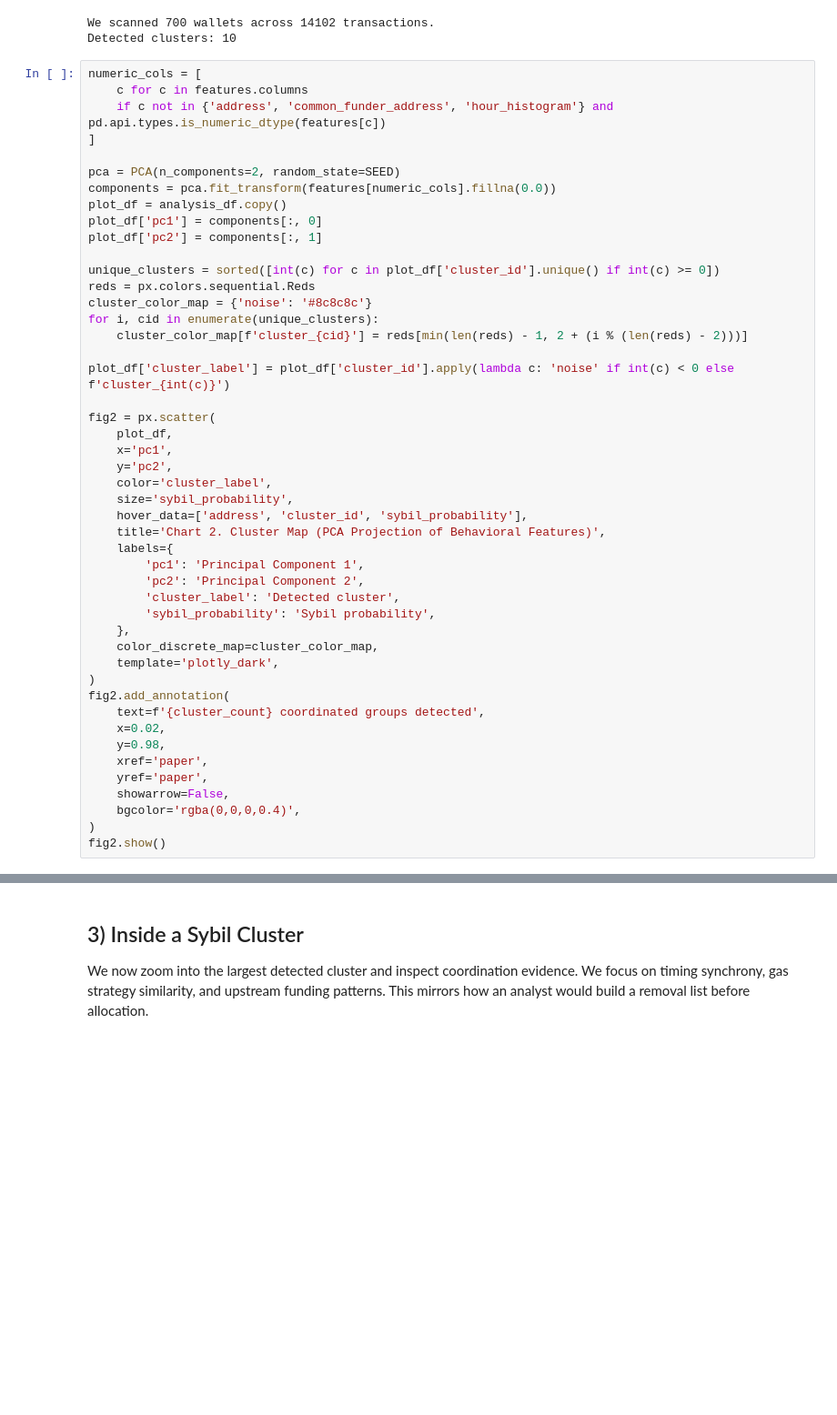
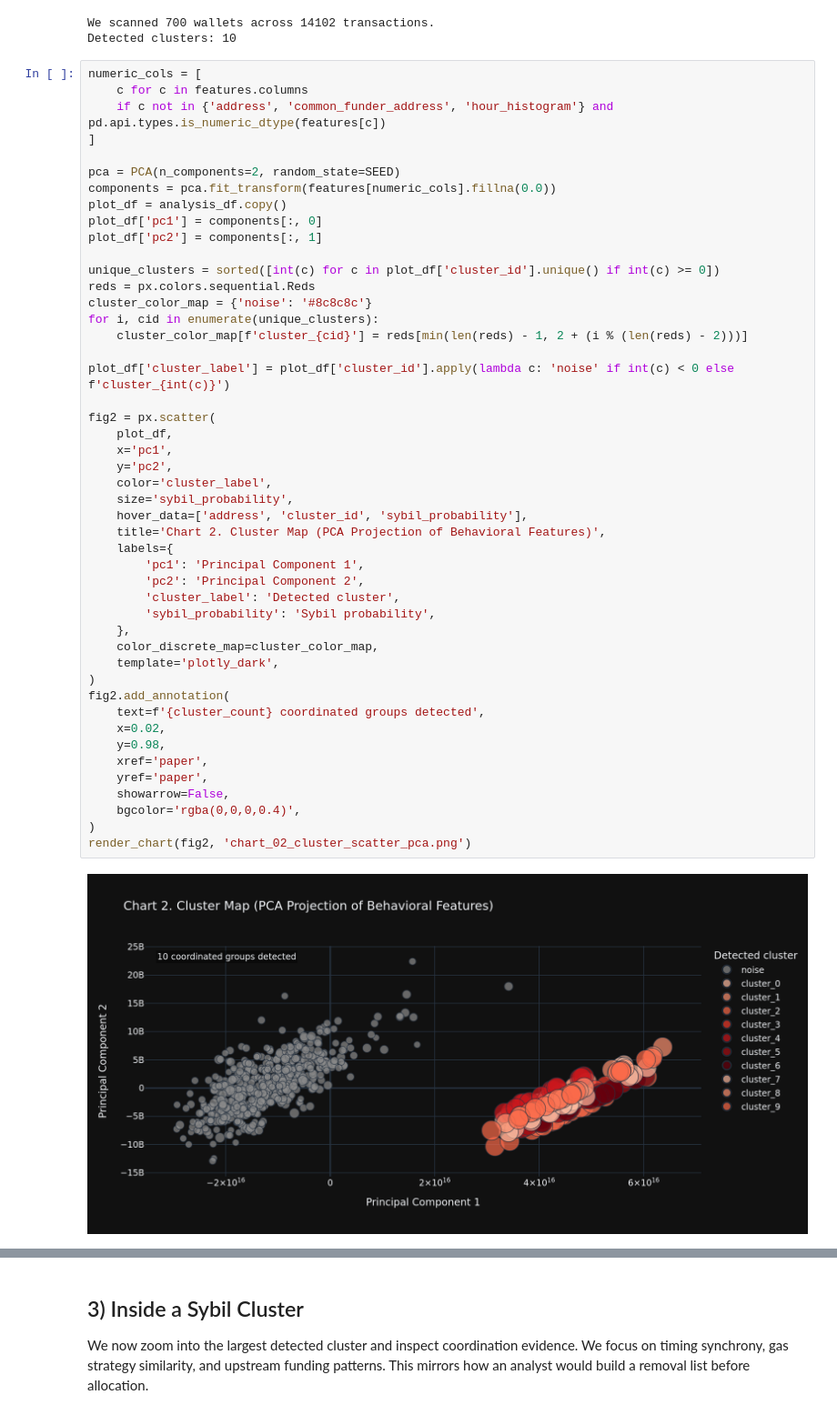
Before and after one commit to KOKOSde/onchain-sybil-detector, a Jupyter notebook: notebooks/case_study_airdrop_sybils.ipynb, the cells around one changed output, grey strips where cells are left out. Shown at 91% size. Drawn from its saved outputs; the diff is of its cells as text; blank space fills up the shorter version.

```diff
--- a/notebooks/case_study_airdrop_sybils.ipynb
+++ b/notebooks/case_study_airdrop_sybils.ipynb
@@ -115,31 +139,33 @@ for i, cid in enumerate(unique_clusters):
     cluster_color_map[f'cluster_{cid}'] = reds[min(len(reds) - 1, 2 + (i % (len(reds) - 2)))]
 
 plot_df['cluster_label'] = plot_df['cluster_id'].apply(lambda c: 'noise' if int(c) < 0 else f'cluster_{int(c)}')
 
 fig2 = px.scatter(
     plot_df,
     x='pc1',
     y='pc2',
     color='cluster_label',
     size='sybil_probability',
     hover_data=['address', 'cluster_id', 'sybil_probability'],
     title='Chart 2. Cluster Map (PCA Projection of Behavioral Features)',
     labels={
         'pc1': 'Principal Component 1',
         'pc2': 'Principal Component 2',
         'cluster_label': 'Detected cluster',
         'sybil_probability': 'Sybil probability',
     },
     color_discrete_map=cluster_color_map,
     template='plotly_dark',
 )
 fig2.add_annotation(
     text=f'{cluster_count} coordinated groups detected',
     x=0.02,
     y=0.98,
     xref='paper',
     yref='paper',
     showarrow=False,
     bgcolor='rgba(0,0,0,0.4)',
 )
-fig2.show()
+render_chart(fig2, 'chart_02_cluster_scatter_pca.png')
+# %% [output]
+[figure, added]
```
Also changed, not shown: parts of 12 cells of this notebook, 14 other files.
